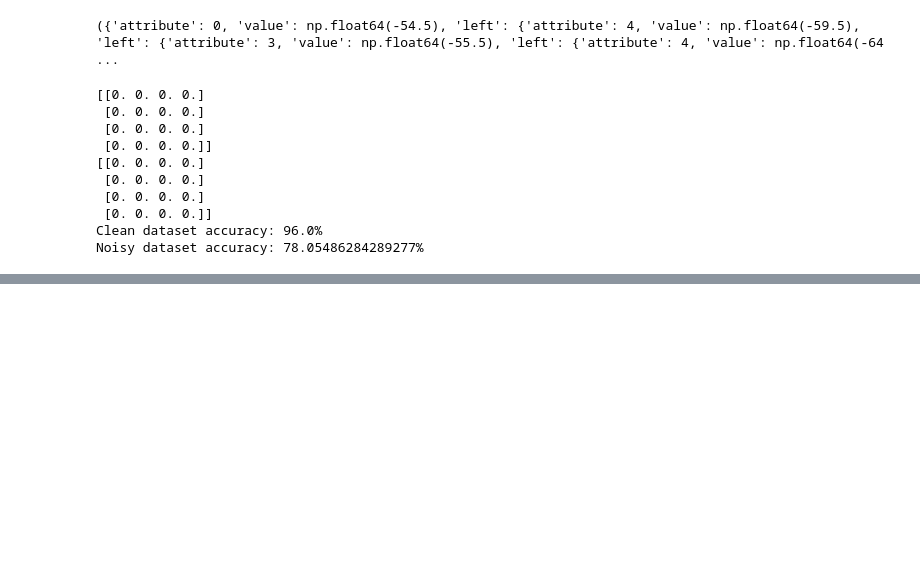
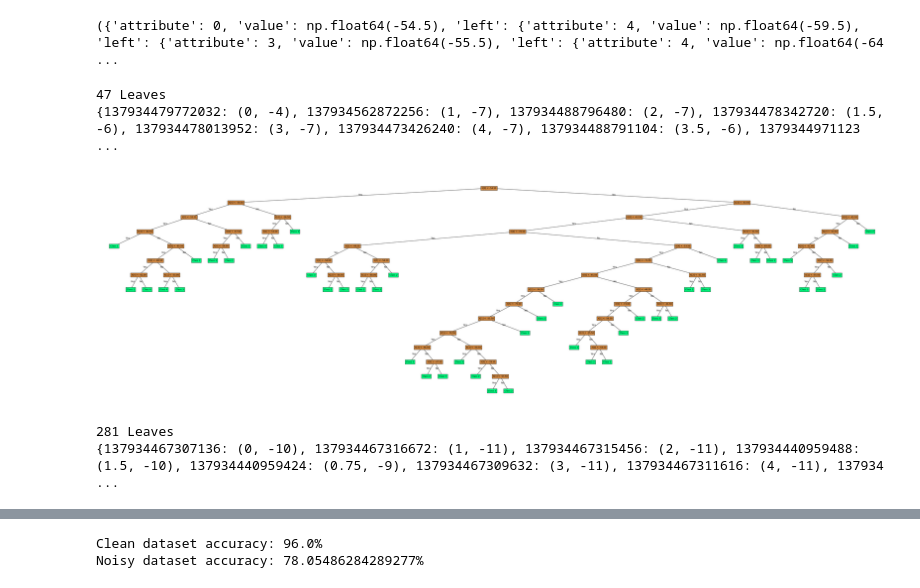
Before and after one commit to wahbzx/decision_tree, a Jupyter notebook: decision_tree.ipynb, the cells around one changed output, grey strips where cells are left out. Cells and saved outputs as stored; diff of their text form; code cells hidden in the pictures; blank space fills up the shorter version.

Commit message:
feat: add decision tree diagram generator

```diff
--- a/decision_tree.ipynb
+++ b/decision_tree.ipynb
@@ -179,27 +263,23 @@ def evaluate(test_data, tree):
 # %%
 # Full pipeline
 
-
 path = "wifi_db/clean_dataset.txt"
 train, test = create_split_data(path, 0.8)
-tree = decision_tree_learning(train, 0)
-accuracy_clean = evaluate(test, tree)
+tree_clean = decision_tree_learning(train, 0)
+accuracy_clean = evaluate(test, tree_clean)
+plot_tree(tree_clean, "clean")
 
 path = "wifi_db/noisy_dataset.txt"
 train, test = create_split_data(path, 0.8)
-tree = decision_tree_learning(train, 0)
-accuracy_noisy = evaluate(test, tree)
+tree_noisy = decision_tree_learning(train, 0)
+accuracy_noisy = evaluate(test, tree_noisy)
+plot_tree(tree_noisy, "noisy")
 
 print(f"Clean dataset accuracy: {accuracy_clean*100}%")
 print(f"Noisy dataset accuracy: {accuracy_noisy*100}%")
 # %% [output]
-[[0. 0. 0. 0.]
- [0. 0. 0. 0.]
- [0. 0. 0. 0.]
- [0. 0. 0. 0.]]
-[[0. 0. 0. 0.]
- [0. 0. 0. 0.]
- [0. 0. 0. 0.]
- [0. 0. 0. 0.]]
-Clean dataset accuracy: 96.0%
-Noisy dataset accuracy: 78.05486284289277%
+47 Leaves
+{137934479772032: (0, -4), 137934562872256: (1, -7), 137934488796480: (2, -7), 137934478342720: (1.5, -6), 137934478013952: (3, -7), 137934473426240: (4, -7), 137934488791104: (3.5, -6), 1379344971123 ...
+[figure, added]
+281 Leaves
+{137934467307136: (0, -10), 137934467316672: (1, -11), 137934467315456: (2, -11), 137934440959488: (1.5, -10), 137934440959424: (0.75, -9), 137934467309632: (3, -11), 137934467311616: (4, -11), 137934 ...
@@ -205,0 +287,2 @@ Noisy dataset accuracy: 78.05486284289277%
+Clean dataset accuracy: 96.0%
+Noisy dataset accuracy: 78.05486284289277%
```
Also changed, not shown: parts of 2 cells of this notebook, 2 other files.
